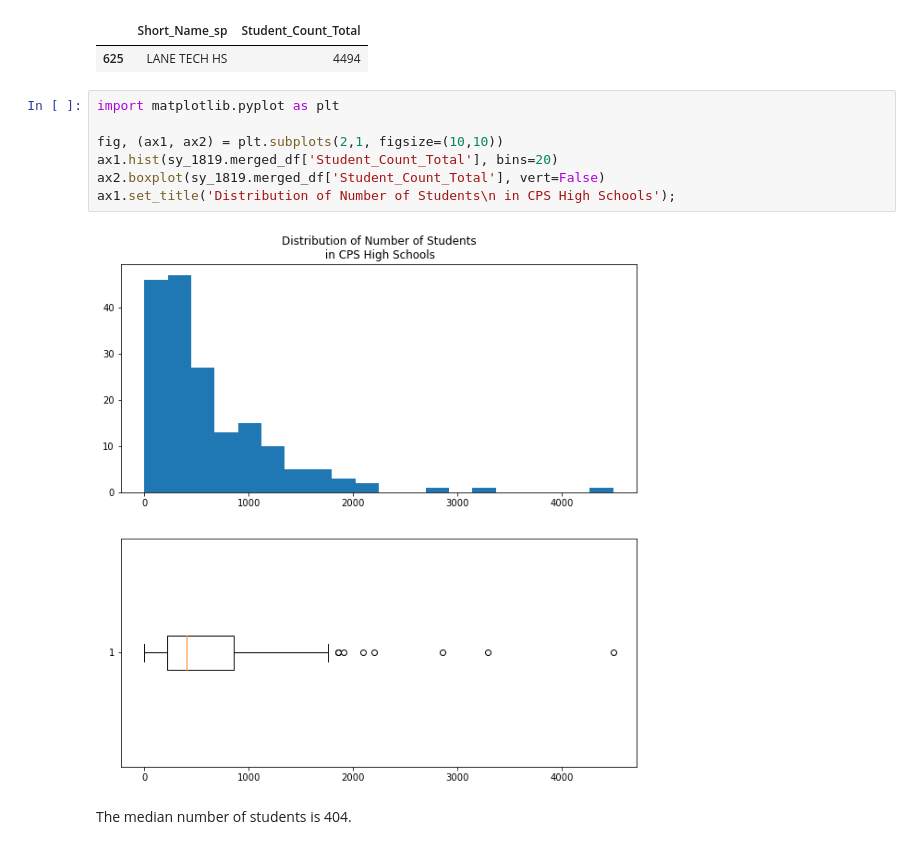
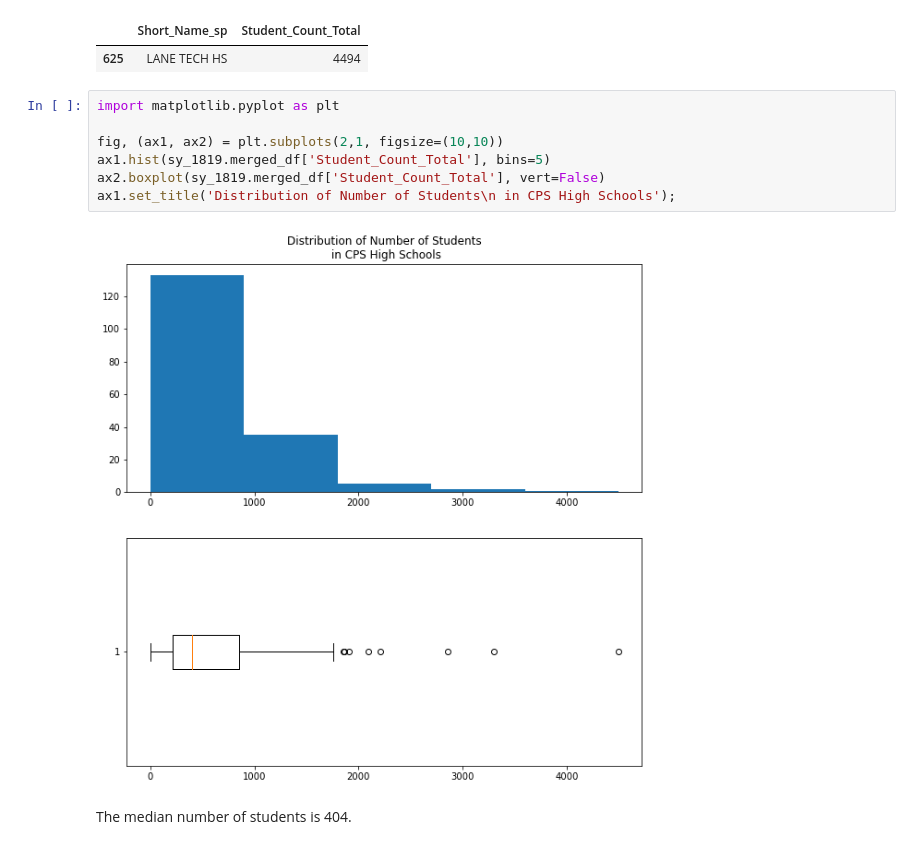
Before and after one commit to j-max/CPS_GradRate_Analysis, a Jupyter notebook: notebooks/eda/eda.ipynb, the cells around one changed output. Saved outputs shown, nothing was run; the diff lists cells and outputs as text.

```diff
--- a/notebooks/eda/eda.ipynb
+++ b/notebooks/eda/eda.ipynb
@@ -125,12 +125,12 @@ sy_1819.merged_df[sy_1819.merged_df['Student_Count_Total'] ==
 # %%
 import matplotlib.pyplot as plt
 
 fig, (ax1, ax2) = plt.subplots(2,1, figsize=(10,10))
-ax1.hist(sy_1819.merged_df['Student_Count_Total'], bins=20)
+ax1.hist(sy_1819.merged_df['Student_Count_Total'], bins=5)
 ax2.boxplot(sy_1819.merged_df['Student_Count_Total'], vert=False)
 ax1.set_title('Distribution of Number of Students\n in CPS High Schools');
 # %% [output]
-[figure, old version]
+[figure, new version]
 # %% [markdown]
 The median number of students is 404.
 # %%
```
Also changed, not shown: parts of 9 cells of this notebook, 4 other files.
